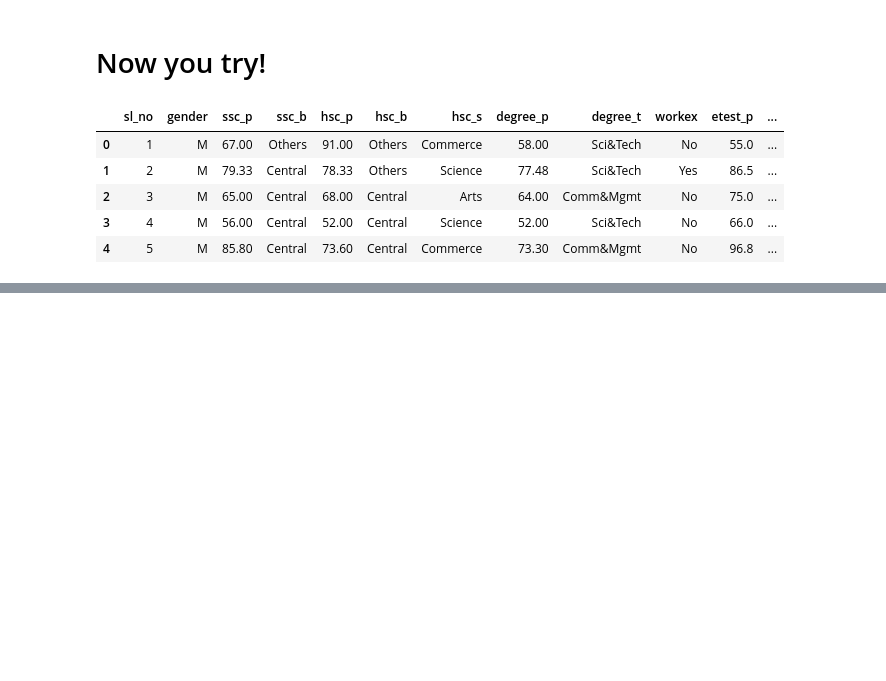
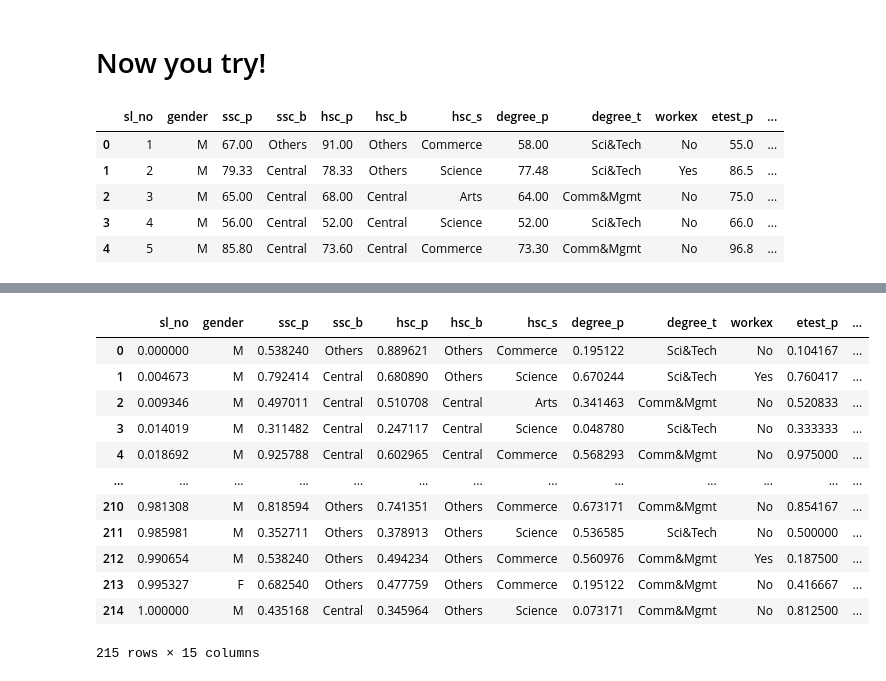
Before and after one commit to zoehendershot/DS-3021, a Jupyter notebook: 05_ML_Concepts_II_Data_Prep/ml_bootcamp.ipynb, the cells around one changed output, grey strips where cells are left out. Drawn from its saved outputs; the diff is of its cells as text; code cells hidden in the pictures; blank space fills up the shorter version.

```diff
--- a/05_ML_Concepts_II_Data_Prep/ml_bootcamp.ipynb
+++ b/05_ML_Concepts_II_Data_Prep/ml_bootcamp.ipynb
@@ -377,0 +437,20 @@ job.head()
+# %%
+#Now we can move forward in normalizing the numeric values and create a index based on numeric columns:
+abc = list(job.select_dtypes('number')) #select function to find the numeric variables and create a list
+
+job[abc] = MinMaxScaler().fit_transform(job[abc])
+job #notice the difference in the range of values for the numeric variables
+# %% [output]
+|  | sl_no | gender | ssc_p | ssc_b | hsc_p | hsc_b | hsc_s | degree_p | degree_t | workex | etest_p | ... |
+| 0 | 0.000000 | M | 0.538240 | Others | 0.889621 | Others | Commerce | 0.195122 | Sci&Tech | No | 0.104167 | ... |
+| 1 | 0.004673 | M | 0.792414 | Central | 0.680890 | Others | Science | 0.670244 | Sci&Tech | Yes | 0.760417 | ... |
+| 2 | 0.009346 | M | 0.497011 | Central | 0.510708 | Central | Arts | 0.341463 | Comm&Mgmt | No | 0.520833 | ... |
+| 3 | 0.014019 | M | 0.311482 | Central | 0.247117 | Central | Science | 0.048780 | Sci&Tech | No | 0.333333 | ... |
+| 4 | 0.018692 | M | 0.925788 | Central | 0.602965 | Central | Commerce | 0.568293 | Comm&Mgmt | No | 0.975000 | ... |
+| ... | ... | ... | ... | ... | ... | ... | ... | ... | ... | ... | ... | ... |
+| 210 | 0.981308 | M | 0.818594 | Others | 0.741351 | Others | Commerce | 0.673171 | Comm&Mgmt | No | 0.854167 | ... |
+| 211 | 0.985981 | M | 0.352711 | Others | 0.378913 | Others | Science | 0.536585 | Sci&Tech | No | 0.500000 | ... |
+| 212 | 0.990654 | M | 0.538240 | Others | 0.494234 | Others | Commerce | 0.560976 | Comm&Mgmt | Yes | 0.187500 | ... |
+| 213 | 0.995327 | F | 0.682540 | Others | 0.477759 | Others | Commerce | 0.195122 | Comm&Mgmt | No | 0.416667 | ... |
+| 214 | 1.000000 | M | 0.435168 | Central | 0.345964 | Others | Science | 0.073171 | Comm&Mgmt | No | 0.812500 | ... |
+215 rows × 15 columns
```
Also changed, not shown: parts of 37 cells of this notebook, 12 other files.
